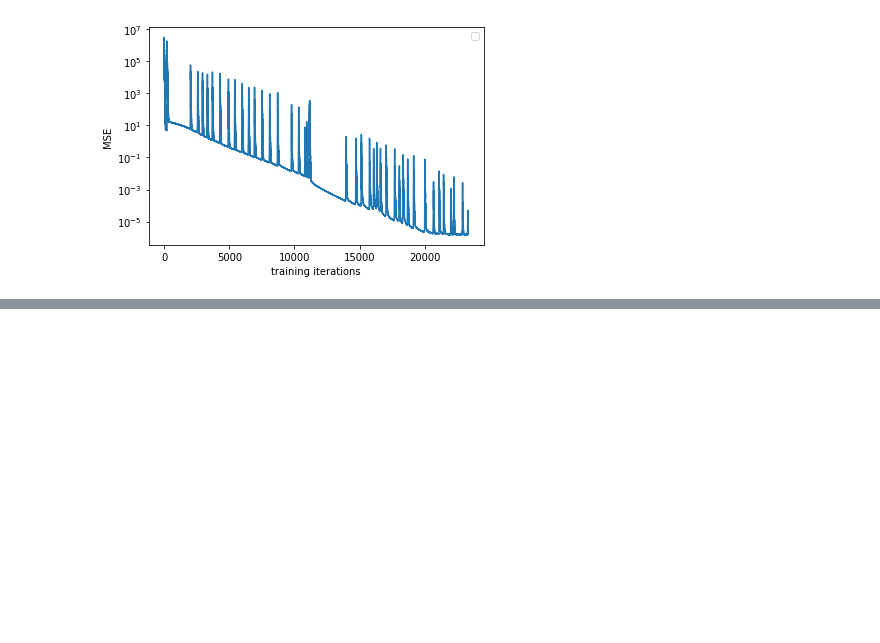
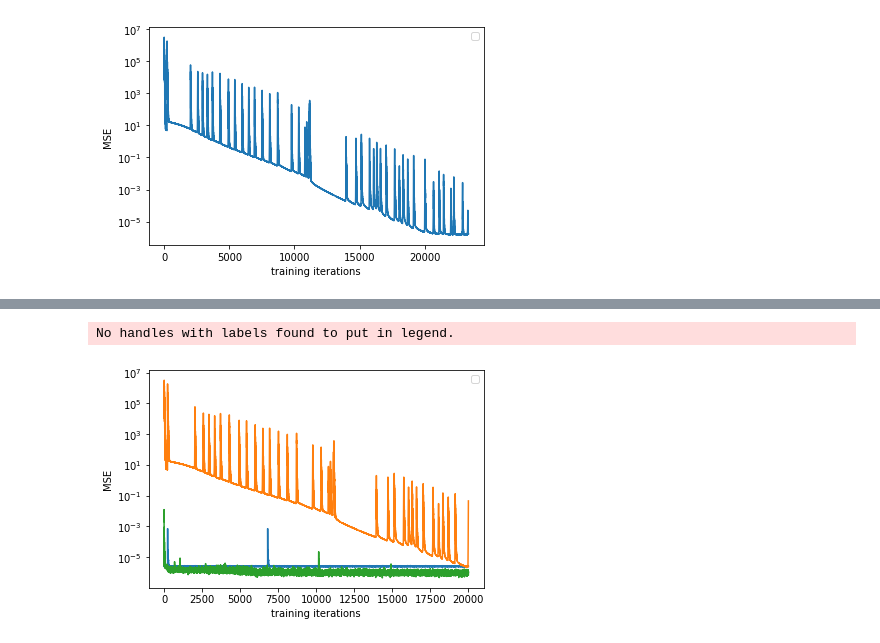
Before and after one commit to Zhang038/reproduce_DQN, a Jupyter notebook: 3. inference_plot.ipynb, the cells around one changed output, grey strips where cells are left out. Cells and saved outputs as stored; diff of their text form; code cells hidden in the pictures; blank space fills up the shorter version.

```diff
--- a/3. inference_plot.ipynb
+++ b/3. inference_plot.ipynb
@@ -254,0 +274,36 @@ No handles with labels found to put in legend.
+# %%
+#### learning curve plot for bi-lstm, lstm and linear
+import matplotlib.pyplot as plt
+with open("logs/train_100epochs_l2_bilstm.log") as file:
+    lines = file.readlines()
+loss_1 = []
+iterations_1 = []
+for i in range(len(lines)):
+    iterations_1.append(i+1)
+    loss_1.append(float(lines[i].strip('\n').split('\t')[-1]))
+plt.plot(iterations_1[:20000], loss_1[:20000], label="bi-LSTM")
+
+with open("logs/train_nolstm.log") as file:
+    lines = file.readlines()
+loss_2 = []
+iterations_2 = []
+for i in range(len(lines)):
+    iterations_2.append(i+1)
+    loss_2.append(float(lines[i].strip('\n').split('\t')[-1]))
+plt.plot(iterations_2[:20000], loss_2[:20000], label="Linear" )
+with open("logs/train_same_batch.log") as file:
+    lines = file.readlines()
+loss_3 = []
+iterations_3 = []
+for i in range(len(lines)):
+    iterations_3.append(i+1)
+    loss_3.append(float(lines[i].strip('\n').split('\t')[-1]))
+plt.plot(iterations_3[:20000], loss_3[:20000], label="LSTM"  )
+plt.xlabel("training iterations")
+plt.ylabel("MSE")
+plt.yscale('log')
+plt.legend()
+plt.show()
+# %% [output]
+No handles with labels found to put in legend.
+[figure, added]
```
Also changed, not shown: parts of 1 cell of this notebook.
